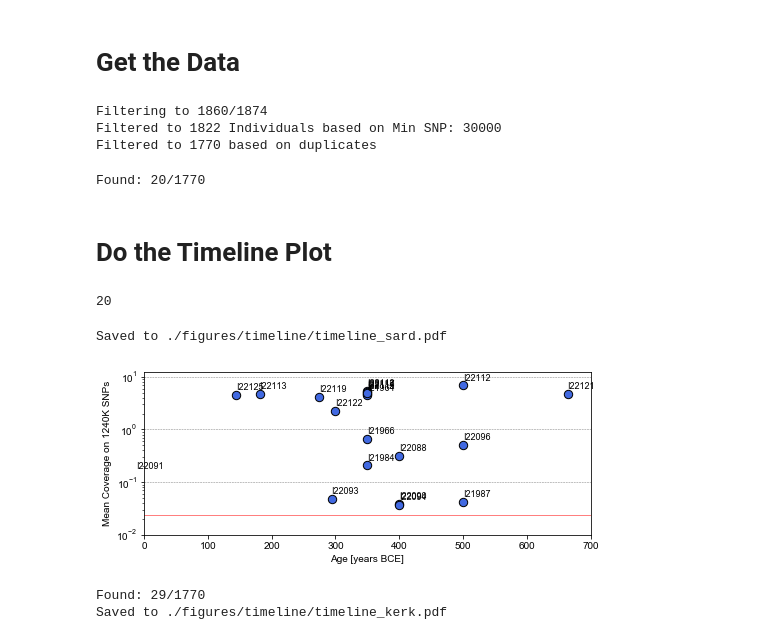
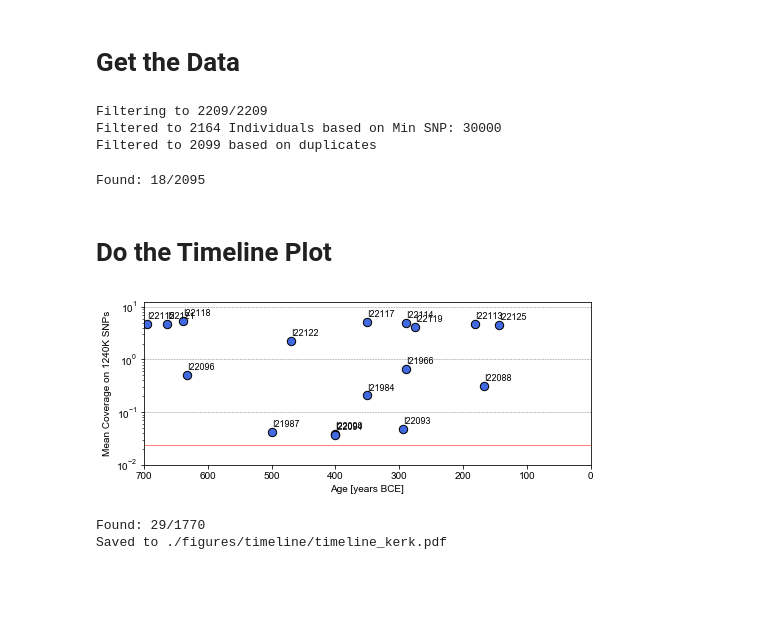
Before and after one commit to hringbauer/punic_aDNA, a Jupyter notebook: notebooks/plot_timeline.ipynb, the cells around one changed output. Saved outputs shown, nothing was run; the diff lists cells and outputs as text; code cells hidden in the pictures; blank space fills up the shorter version.

```diff
--- a/notebooks/plot_timeline.ipynb
+++ b/notebooks/plot_timeline.ipynb
@@ -80,14 +80,13 @@ def get_sub_pops_exact(df, pop_list=[], pop_col="pop"):
 # Get the Data
 # %%
 min_snp = 30000
-path_pca = "./output/pca/v46/20210317.punic1.v46_HO.construct_WE_NA_PCA.shrinkmodeNO.evec.txt"
-
+path_pca = "./output/pca/v49.2/20210809.punic.v49.2_HO.construct_WE_NA_PCA.smYES.outitY.evec.txt"
 df = pd.read_csv(path_pca,
                  sep=r"\s+", skiprows=1, header=None)
 df.columns=["iid", "pc1", "pc2", "pc3", "pc4", "pop"]
 df = remove_individuals(df, remove_list=["_d"])
 
-df_meta = pd.read_csv("/n/groups/reich/hringbauer/Data/v46.1.anno.csv", sep=",")
+df_meta = pd.read_csv("/n/groups/reich/hringbauer/Data/v51.1.anno.csv", sep=",")
 df2 = df_meta[["iid", "Master ID", "loc", "n_cov_snp", "avg_cov_snp", "sex", "age"]]
 df = pd.merge(df, df2, on="iid", how="left")
 idx = (df["n_cov_snp"]<min_snp)
@@ -100,30 +99,39 @@ dup = (df["Master ID"].duplicated() & ~df["Master ID"].isnull())
 df = df[~dup].copy().reset_index(drop=True)
 print(f"Filtered to {len(df)} based on duplicates")
 # %% [output]
-Filtering to 1860/1874
-Filtered to 1822 Individuals based on Min SNP: 30000
-Filtered to 1770 based on duplicates
+Filtering to 2209/2209
+Filtered to 2164 Individuals based on Min SNP: 30000
+Filtered to 2099 based on duplicates
 # %%
 df_sard = get_sub_pops(df, pop_list=["Italy_Sardinia_Punic"])
 # %% [output]
-Found: 20/1770
+Found: 18/2095
 # %% [markdown]
 # Do the Timeline Plot
 # %%
-def plot_timeline(df, fs = 10, c = "royalblue", xlim=[0,700], ylim=[1e-2, 1.25e1],
-                  x_ticks = [0.1, 1,10], s=70, savepath=""):
+def plot_timeline(df, fs = 10, c = "royalblue", marker="o", plot_col="avg_cov_snp",
+                  xlim=[0,700], ylim=[1e-2, 1.25e1], ylabel="Mean Coverage on 1240K SNPs",
+                  x_ticks = [0.1, 1,10], s=70, savepath="", invert_age=True):
     """Plot timeline of samples"""
-    x, y = df["age"].values-1950, df["avg_cov_snp"].values.astype("float")
+
+    ### Transform to calBCE
+    x, y = df["age"].values-1950, df[plot_col].values.astype("float")
     txts = df["iid"].values
 
     plt.figure(figsize=(8,3))
     ax = plt.gca()
-    ax.scatter(x, y, edgecolors="k", c=c, s=s)
 
-    ax.invert_xaxis()
-    ax.set_ylim(ylim)
-    ax.set_xlim(xlim)
-    ax.set_ylabel("Mean Coverage on 1240K SNPs", fontsize=fs)
+    unique_markers = set(marker)  # or yo can use: np.unique(m)
+    for um in unique_markers:
+        mask = marker == um
+        ax.scatter(x[mask], y[mask], edgecolors="k", marker=um,
+                   c=c[mask], s=s)
+
+    if len(ylim)>0:
+        ax.set_ylim(ylim)
+    if len(xlim)>0:
+        ax.set_xlim(xlim)
+    ax.set_ylabel(ylabel, fontsize=fs)
     ax.set_xlabel("Age [years BCE]", fontsize=fs)
     ax.set_yscale("log")
 
@@ -136,19 +144,19 @@ def plot_timeline(df, fs = 10, c = "royalblue", xlim=[0,700], ylim=[1e-2, 1.25e1
         ax.axhline(x, color="gray", linestyle="dashed", linewidth=0.5, zorder=0)
 
     ax.axhline(0.024, color="red", linestyle="-", linewidth=0.5, zorder=0)
+
+    if invert_age:
+        ax.invert_xaxis()
+
     if len(savepath)>0:
         plt.savefig(savepath, bbox_inches = 'tight', pad_inches = 0)
         print(f"Saved to {savepath}")
+
     plt.show()
-# %%
-len(df_sard)
-# %% [output]
-20
 # %%
-plot_timeline(df_sard, savepath="./figures/timeline/timeline_sard.pdf")
+plot_timeline(df_sard, savepath="", invert_age=True) # ./figures/timeline/timeline_sard.pdf
 # %% [output]
-Saved to ./figures/timeline/timeline_sard.pdf
-[figure, old version]
+[figure, new version]
 # %%
 df_kerk = get_sub_pops(df, pop_list=["Tunisia_Punic"])
 plot_timeline(df_kerk, savepath="./figures/timeline/timeline_kerk.pdf")
```
Also changed, not shown: parts of 24 cells of this notebook, 5 other files.
